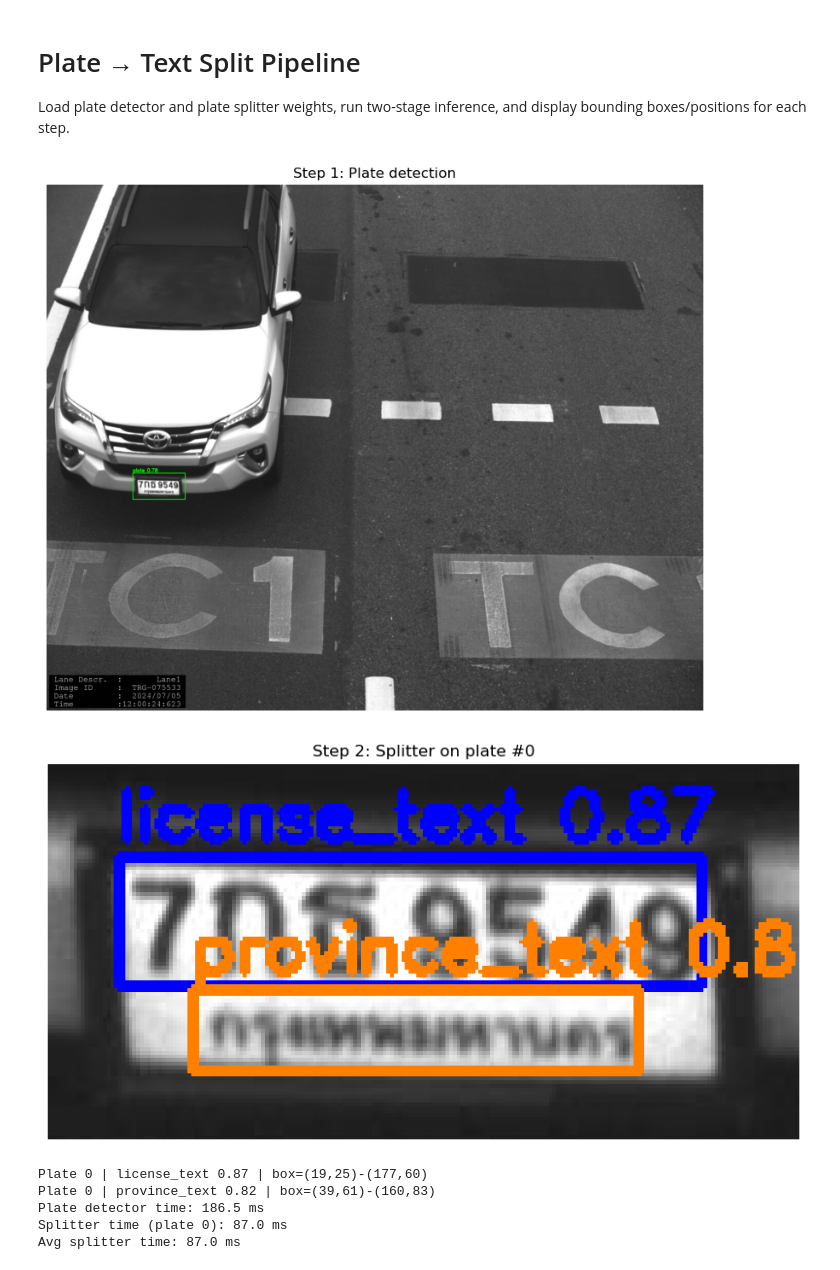
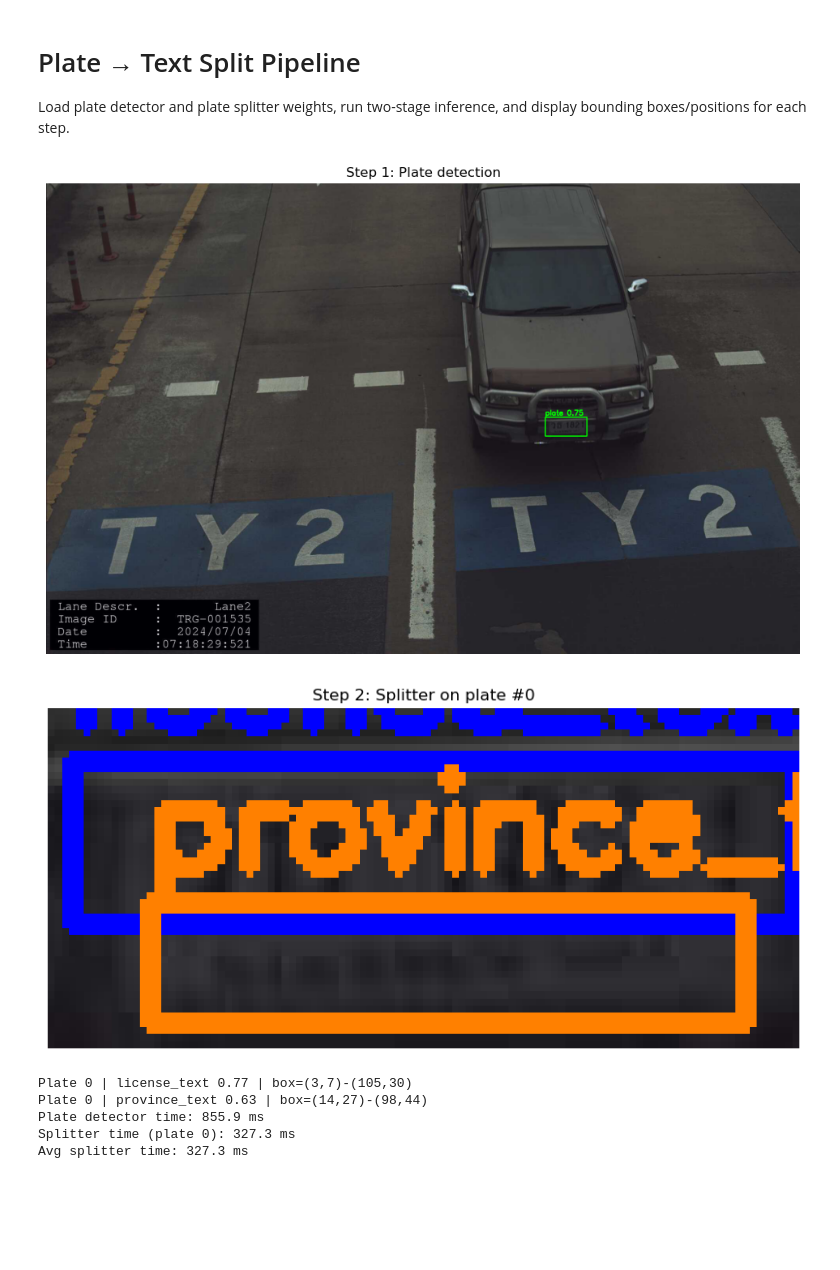
Before and after one commit to Tanaphat-Ken/ALPR, a Jupyter notebook: pipeline/pipe.ipynb, the cells around one changed output. Saved outputs shown, nothing was run; the diff lists cells and outputs as text; code cells hidden in the pictures; blank space fills up the shorter version.

Commit message:
Testing test data

```diff
--- a/pipeline/pipe.ipynb
+++ b/pipeline/pipe.ipynb
@@ -38,7 +38,7 @@ def draw_boxes(img_bgr, boxes, labels=None, color=(0, 255, 0), thickness=2):
     return img
 
 # --- User image ---
-IMG_PATH = Path(r"C:\Users\Tanaphat\Desktop\Coding\ALPR\data\8000\210\2024-07-05\12\Lane1\2024-07-05_12-00-24-623_TRG-075533_Lane1_7กธ9549-THA_10.jpg")  # change to your input
+IMG_PATH = Path(r"C:\Users\Tanaphat\Desktop\Coding\ALPR\data\test\2024-07-04_07-18-29-521_TRG-001535_Lane2_1821-THA_10_CTX.jpg")  # change to your input
 frame = load_bgr(IMG_PATH)
 
 # Step 1: Plate detection (timed)
@@ -80,37 +80,37 @@ for idx, box in enumerate(plate_boxes):
 
 # --- Visualization ---
 plt.figure(figsize=(12, 8))
 plt.imshow(cv2.cvtColor(vis_plate, cv2.COLOR_BGR2RGB))
 plt.title("Step 1: Plate detection")
 plt.axis('off')
 plt.show()
 
 if not split_viz_list:
     print("No plates found; adjust confidence or check input image path.")
 else:
     for idx, crop_viz, s_boxes, s_labels in split_viz_list:
         plt.figure(figsize=(10, 6))
         plt.imshow(cv2.cvtColor(crop_viz, cv2.COLOR_BGR2RGB))
         plt.title(f"Step 2: Splitter on plate #{idx}")
         plt.axis('off')
         plt.show()
         # Print positions
         for b, lbl in zip(s_boxes, s_labels):
             x1, y1, x2, y2 = map(int, b)
             print(f"Plate {idx} | {lbl} | box=({x1},{y1})-({x2},{y2})")
 
 # --- Timing summary ---
 print(f"Plate detector time: {plate_time*1000:.1f} ms")
 for idx, st in split_times:
     print(f"Splitter time (plate {idx}): {st*1000:.1f} ms")
 if split_times:
     avg_split = sum(st for _, st in split_times) / len(split_times)
     print(f"Avg splitter time: {avg_split*1000:.1f} ms")
 # %% [output]
-[figure, old version]
+[figure, new version]
-[figure, old version]
+[figure, new version]
-Plate 0 | license_text 0.87 | box=(19,25)-(177,60)
-Plate 0 | province_text 0.82 | box=(39,61)-(160,83)
-Plate detector time: 186.5 ms
-Splitter time (plate 0): 87.0 ms
-Avg splitter time: 87.0 ms
+Plate 0 | license_text 0.77 | box=(3,7)-(105,30)
+Plate 0 | province_text 0.63 | box=(14,27)-(98,44)
+Plate detector time: 855.9 ms
+Splitter time (plate 0): 327.3 ms
+Avg splitter time: 327.3 ms
```
